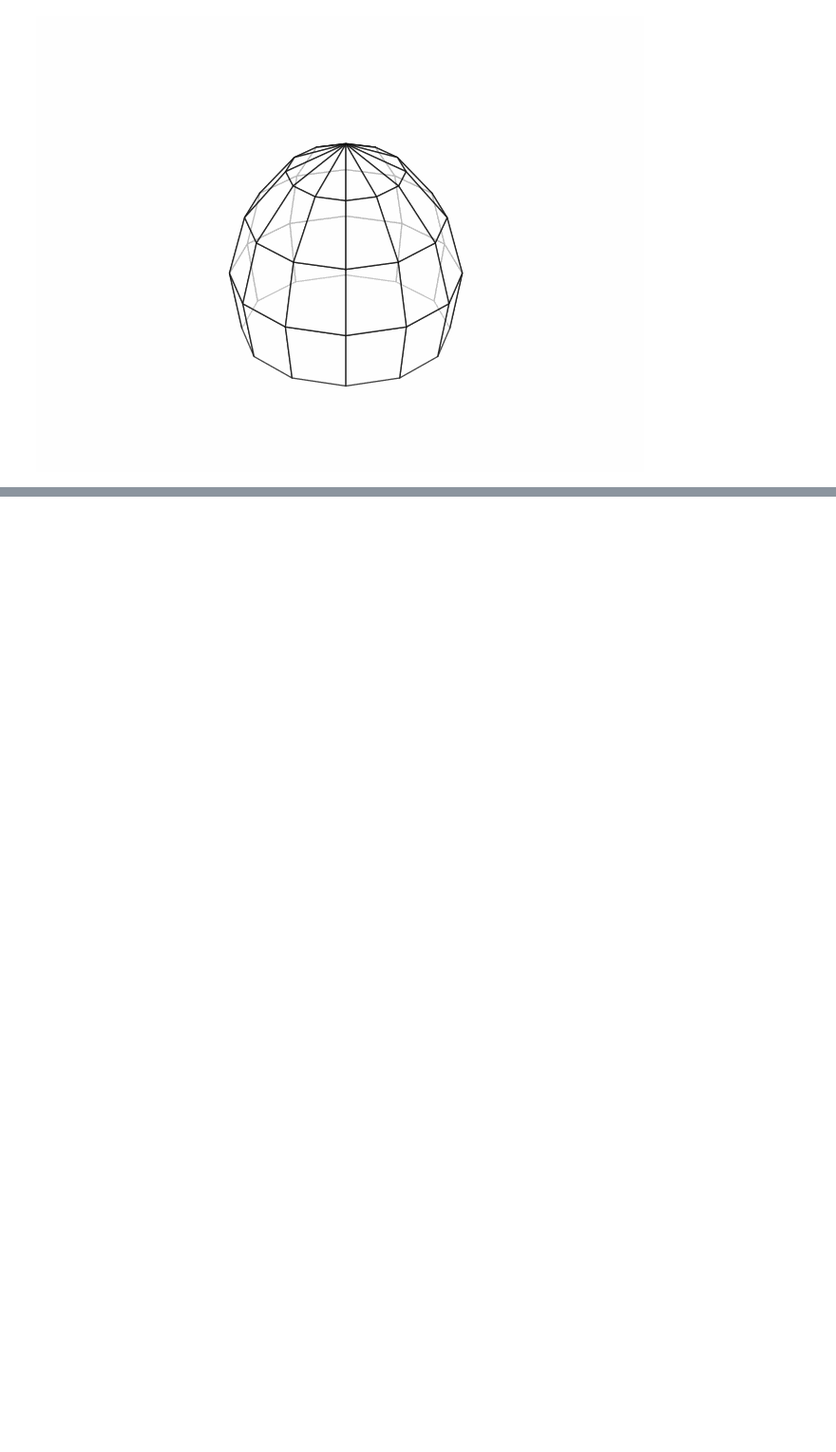
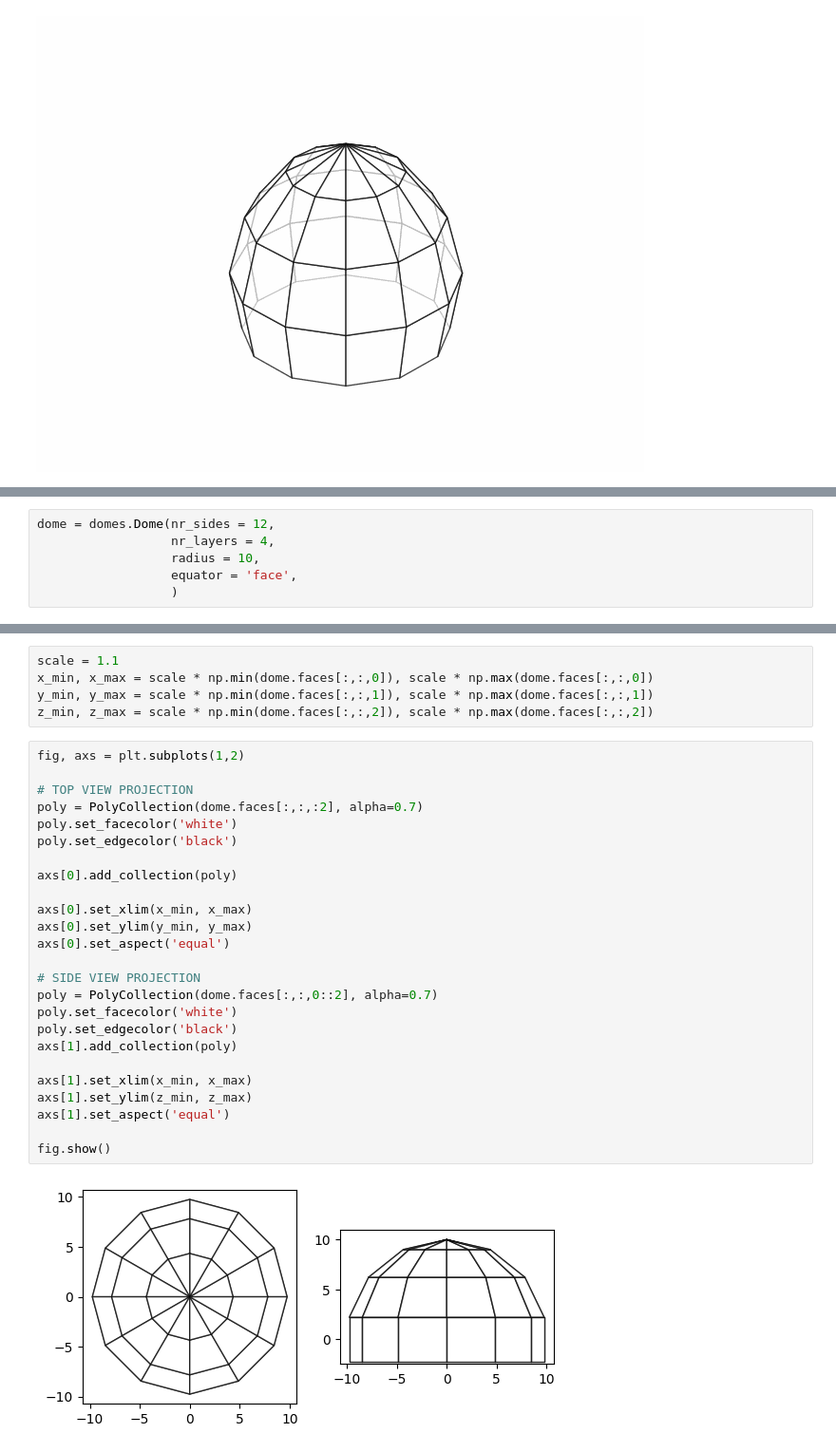
Before and after one commit to JakeLmp/polygonal-domes, a Jupyter notebook: examples.ipynb, the cells around one changed output, grey strips where cells are left out. Shown at 95% size. Saved outputs shown, nothing was run; the diff lists cells and outputs as text; blank space fills up the shorter version.

Commit message:
added equator argument + functionality

```diff
--- a/examples.ipynb
+++ b/examples.ipynb
@@ -317,0 +320,6 @@ Image(filename=os.path.join(os.getcwd(), 'expanding.gif'))
+# %%
+dome = domes.Dome(nr_sides = 12,
+                  nr_layers = 4,
+                  radius = 10,
+                  equator = 'face',
+                  )
@@ -317,0 +337,32 @@ Image(filename=os.path.join(os.getcwd(), 'expanding.gif'))
+# %%
+scale = 1.1
+x_min, x_max = scale * np.min(dome.faces[:,:,0]), scale * np.max(dome.faces[:,:,0])
+y_min, y_max = scale * np.min(dome.faces[:,:,1]), scale * np.max(dome.faces[:,:,1])
+z_min, z_max = scale * np.min(dome.faces[:,:,2]), scale * np.max(dome.faces[:,:,2])
+# %%
+fig, axs = plt.subplots(1,2)
+
+# TOP VIEW PROJECTION
+poly = PolyCollection(dome.faces[:,:,:2], alpha=0.7)
+poly.set_facecolor('white')
+poly.set_edgecolor('black')
+
+axs[0].add_collection(poly)
+
+axs[0].set_xlim(x_min, x_max)
+axs[0].set_ylim(y_min, y_max)
+axs[0].set_aspect('equal')
+
+# SIDE VIEW PROJECTION
+poly = PolyCollection(dome.faces[:,:,0::2], alpha=0.7)
+poly.set_facecolor('white')
+poly.set_edgecolor('black')
+axs[1].add_collection(poly)
+
+axs[1].set_xlim(x_min, x_max)
+axs[1].set_ylim(z_min, z_max)
+axs[1].set_aspect('equal')
+
+fig.show()
+# %% [output]
+[figure, added]
```
Also changed, not shown: parts of 5 cells of this notebook, 1 other file.
